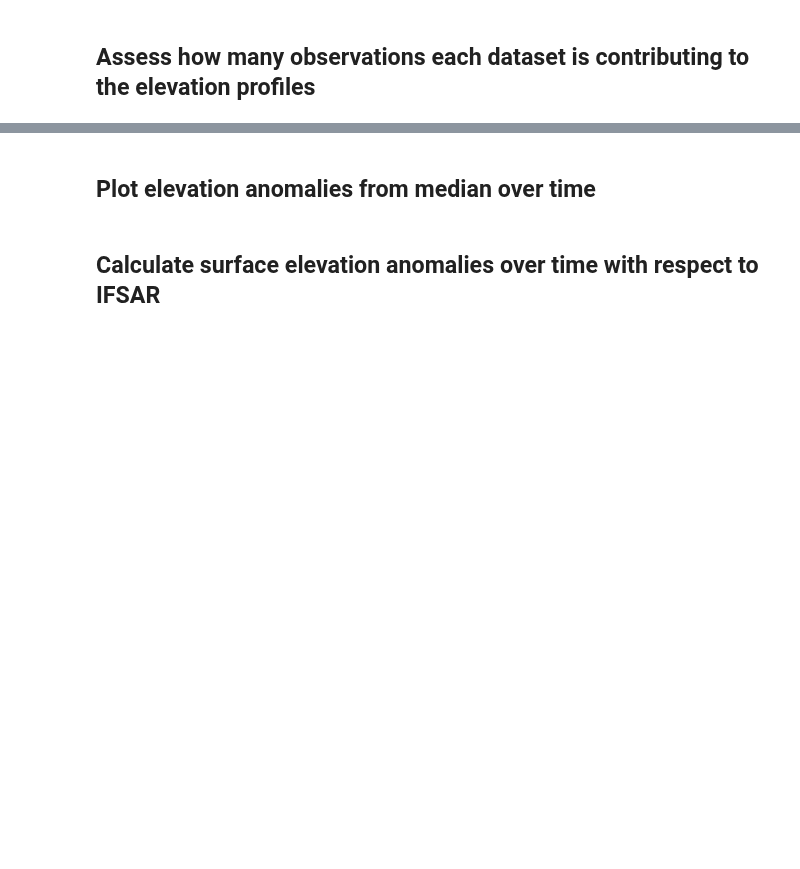
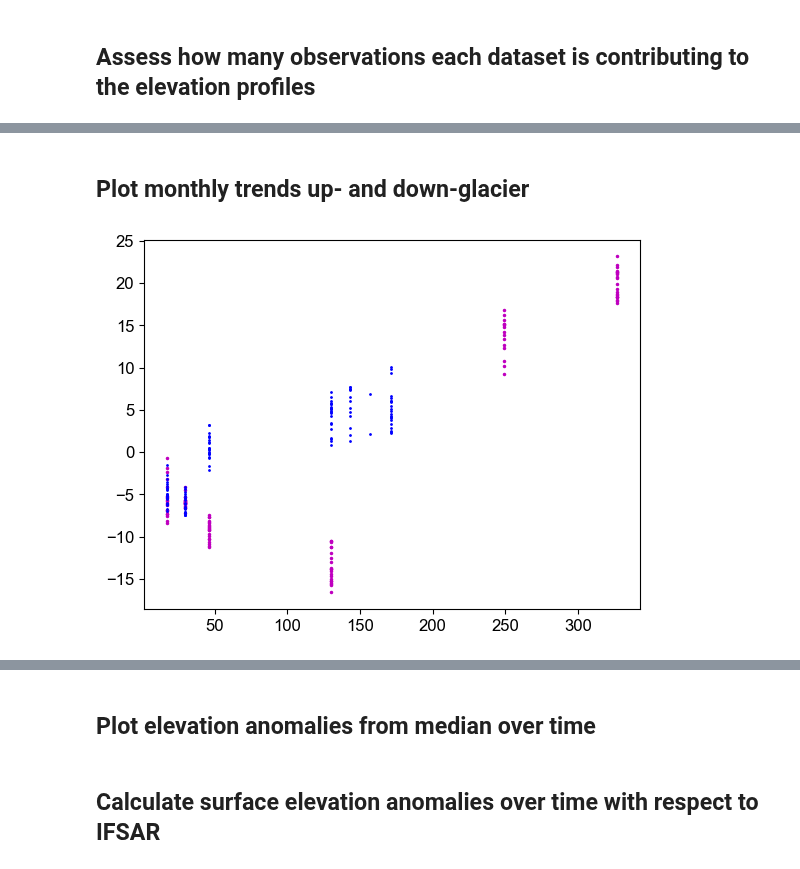
Before and after one commit to pohlan/Hubbard2024, a Jupyter notebook: dems/centerline_surface_elevation_timeseries.ipynb, the cells around one changed output, grey strips where cells are left out. Saved outputs shown, nothing was run; the diff lists cells and outputs as text; code cells hidden in the pictures; blank space fills up the shorter version.

```diff
--- a/dems/centerline_surface_elevation_timeseries.ipynb
+++ b/dems/centerline_surface_elevation_timeseries.ipynb
@@ -273,0 +332,33 @@ plt.show()
+# %% [markdown]
+## Plot monthly trends up- and down-glacier
+# %%
+# Add Year and Month columns to centerline elevations df
+h_cl_smooth_df['Year'] = pd.DatetimeIndex(h_cl_smooth_df['Date']).year
+h_cl_smooth_df['Month'] = pd.DatetimeIndex(h_cl_smooth_df['Date']).month
+h_cl_smooth_df['DOY'] = pd.DatetimeIndex(h_cl_smooth_df['Date']).dayofyear
+cl_cols = [x for x in list(h_cl_smooth_df.columns) if '.0' in x]
+cl_cols_float = np.array(cl_cols).astype(float)
+
+# Remove the mean
+h_cl_smooth_demean_df = h_cl_smooth_df.copy()
+h_cl_smooth_demean_df[cl_cols] -= h_cl_smooth_demean_df[cl_cols].mean()
+for col in cl_cols:
+    h_cl_smooth_demean_df.loc[np.abs(h_cl_smooth_demean_df[col]) > 50, col] = np.nan
+
+# Remove dates before 2016
+h_cl_smooth_demean_df = h_cl_smooth_demean_df.loc[h_cl_smooth_demean_df['Year'] >= 2016].reset_index(drop=True)
+
+# Define indices or up- and down-glacier regions
+Iup = np.ravel(np.argwhere((cl_cols_float >= 7.5e3) & (cl_cols_float <= 8.5e3)))
+Idown = np.ravel(np.argwhere((cl_cols_float >= 14e3) & (cl_cols_float <= 15e3)))
+cols_up = [cl_cols[i] for i in Iup]
+cols_down = [cl_cols[i] for i in Idown]
+
+# Plot
+fig, ax = plt.subplots(1, 1)
+ax.plot(h_cl_smooth_demean_df['DOY'], h_cl_smooth_demean_df[cols_up], '.m', markersize=3, label='Up')
+ax.plot(h_cl_smooth_demean_df['DOY'], h_cl_smooth_demean_df[cols_down], 'ob', markersize=1, label='Down')
+# ax.legend(loc='best')
+plt.show()
+# %% [output]
+[figure, added]
```
Also changed, not shown: parts of 8 cells of this notebook.
